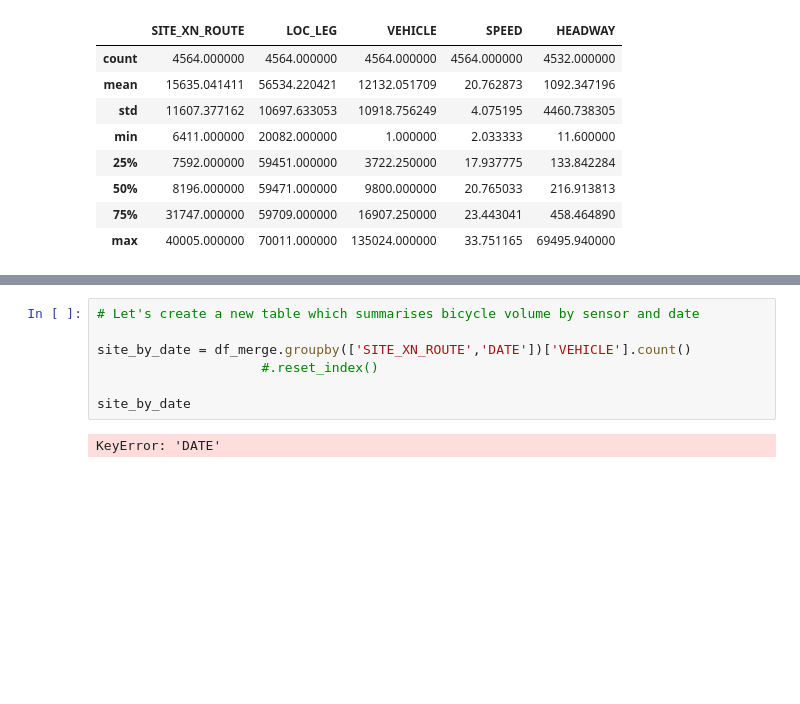
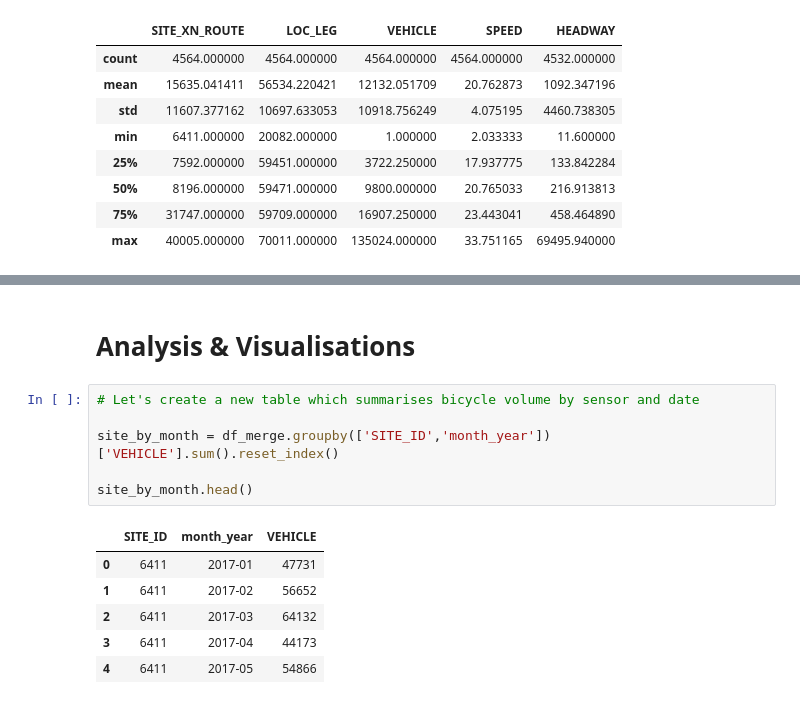
Before and after one commit to CaroPattle/bicycle_data_melbourne, a Jupyter notebook: bicycle_flows/bicycle_data_melbourne.ipynb, the cells around one changed output, grey strips where cells are left out. Drawn from its saved outputs; the diff is of its cells as text; blank space fills up the shorter version.

```diff
--- a/bicycle_flows/bicycle_data_melbourne.ipynb
+++ b/bicycle_flows/bicycle_data_melbourne.ipynb
@@ -207,9 +246,15 @@ df_merge.head()
+# %% [markdown]
+# Analysis & Visualisations
 # %%
 # Let's create a new table which summarises bicycle volume by sensor and date
 
-site_by_date = df_merge.groupby(['SITE_XN_ROUTE','DATE'])['VEHICLE'].count()
-                     #.reset_index()
+site_by_month = df_merge.groupby(['SITE_ID','month_year'])['VEHICLE'].sum().reset_index()
 
-site_by_date
+site_by_month.head()
 # %% [output]
-KeyError: 'DATE'
+|  | SITE_ID | month_year | VEHICLE |
+| 0 | 6411 | 2017-01 | 47731 |
+| 1 | 6411 | 2017-02 | 56652 |
+| 2 | 6411 | 2017-03 | 64132 |
+| 3 | 6411 | 2017-04 | 44173 |
+| 4 | 6411 | 2017-05 | 54866 |
```
Also changed, not shown: parts of 28 cells of this notebook, 1 other file.
